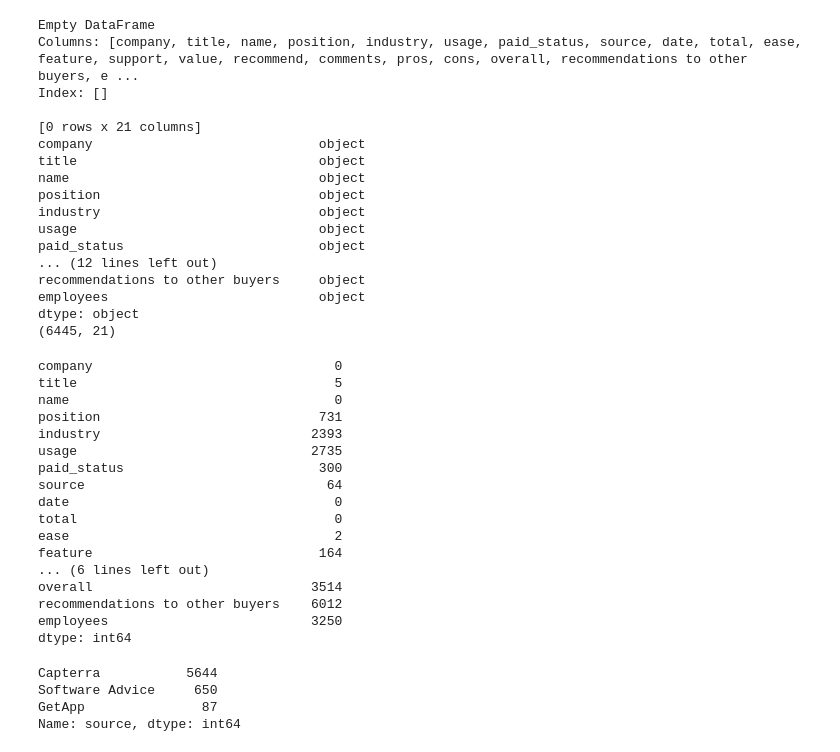
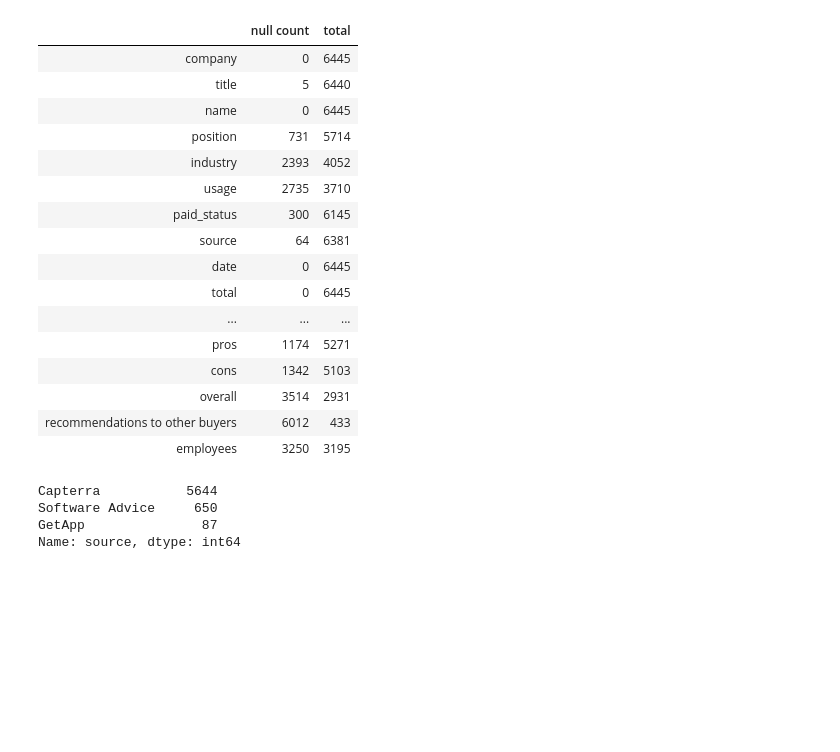
Before and after one commit to wonchankim97/Ticketing-Software-Web-Scraping, a Jupyter notebook: ipynb/eda.ipynb, the cells around one changed output. Cells and saved outputs as stored; diff of their text form; code cells hidden in the pictures; blank space fills up the shorter version.

```diff
--- a/ipynb/eda.ipynb
+++ b/ipynb/eda.ipynb
@@ -9,48 +9,26 @@ import collections
 reviews = pd.read_csv('../csvs/cleaned.csv', index_col = 0)
 # %%
 df = reviews.copy()
-# %%
-print(df[df.date.isnull()==True]) # none of the dates are NA
-print(df.dtypes)
-print(df.shape)
-# %% [output]
-Empty DataFrame
-Columns: [company, title, name, position, industry, usage, paid_status, source, date, total, ease, feature, support, value, recommend, comments, pros, cons, overall, recommendations to other buyers, e ...
-Index: []
-
-[0 rows x 21 columns]
-company                             object
-title                               object
-name                                object
-position                            object
-industry                            object
-usage                               object
-paid_status                         object
-... (12 lines left out)
-recommendations to other buyers     object
-employees                           object
-dtype: object
-(6445, 21)
-# %%
-df.isnull().sum()
-# %% [output]
-company                               0
-title                                 5
-name                                  0
-position                            731
-industry                           2393
-usage                              2735
-paid_status                         300
-source                               64
-date                                  0
-total                                 0
-ease                                  2
-feature                             164
-... (6 lines left out)
-overall                            3514
-recommendations to other buyers    6012
-employees                          3250
-dtype: int64
+# %%
+pd.DataFrame({'null count':df.isnull().sum(), 'total':df.count()})
+# %% [output]
+|  | null count | total |
+| company | 0 | 6445 |
+| title | 5 | 6440 |
+| name | 0 | 6445 |
+| position | 731 | 5714 |
+| industry | 2393 | 4052 |
+| usage | 2735 | 3710 |
+| paid_status | 300 | 6145 |
+| source | 64 | 6381 |
+| date | 0 | 6445 |
+| total | 0 | 6445 |
+| ... | ... | ... |
+| pros | 1174 | 5271 |
+| cons | 1342 | 5103 |
+| overall | 3514 | 2931 |
+| recommendations to other buyers | 6012 | 433 |
+| employees | 3250 | 3195 |
 # %%
 df['source'].value_counts()
 # %% [output]
```
Also changed, not shown: parts of 21 cells of this notebook.
